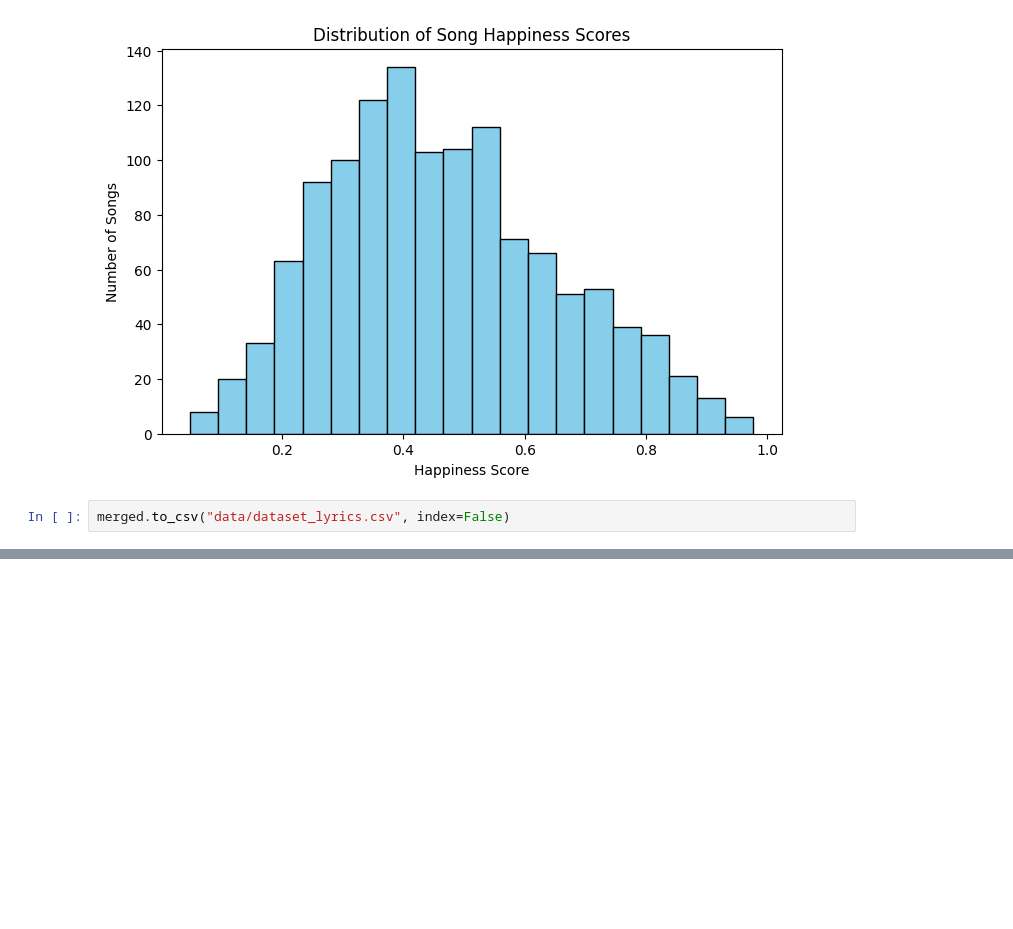
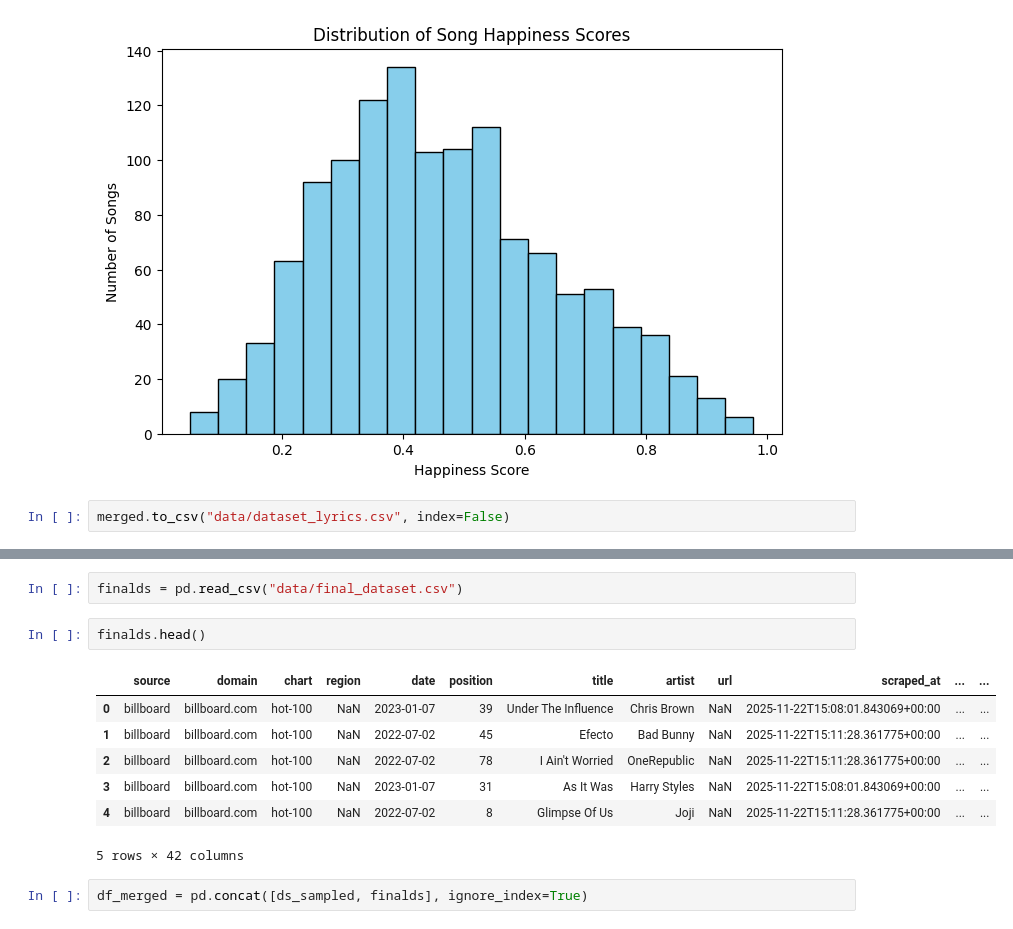
Before and after one commit to TfAplo/DALAS-Project, a Jupyter notebook: lyrics.ipynb, the cells around one changed output, grey strips where cells are left out. Cells and saved outputs as stored; diff of their text form; blank space fills up the shorter version.

```diff
--- a/lyrics.ipynb
+++ b/lyrics.ipynb
@@ -294,0 +348,14 @@ merged.to_csv("data/dataset_lyrics.csv", index=False)
+# %%
+finalds = pd.read_csv("data/final_dataset.csv")
+# %%
+finalds.head()
+# %% [output]
+|  | source | domain | chart | region | date | position | title | artist | url | scraped_at | ... | ... |
+| 0 | billboard | billboard.com | hot-100 | NaN | 2023-01-07 | 39 | Under The Influence | Chris Brown | NaN | 2025-11-22T15:08:01.843069+00:00 | ... | ... |
+| 1 | billboard | billboard.com | hot-100 | NaN | 2022-07-02 | 45 | Efecto | Bad Bunny | NaN | 2025-11-22T15:11:28.361775+00:00 | ... | ... |
+| 2 | billboard | billboard.com | hot-100 | NaN | 2022-07-02 | 78 | I Ain't Worried | OneRepublic | NaN | 2025-11-22T15:11:28.361775+00:00 | ... | ... |
+| 3 | billboard | billboard.com | hot-100 | NaN | 2023-01-07 | 31 | As It Was | Harry Styles | NaN | 2025-11-22T15:08:01.843069+00:00 | ... | ... |
+| 4 | billboard | billboard.com | hot-100 | NaN | 2022-07-02 | 8 | Glimpse Of Us | Joji | NaN | 2025-11-22T15:11:28.361775+00:00 | ... | ... |
+5 rows × 42 columns
+# %%
+df_merged = pd.concat([ds_sampled, finalds], ignore_index=True)
```
Also changed, not shown: parts of 13 cells of this notebook, 3 other files.
